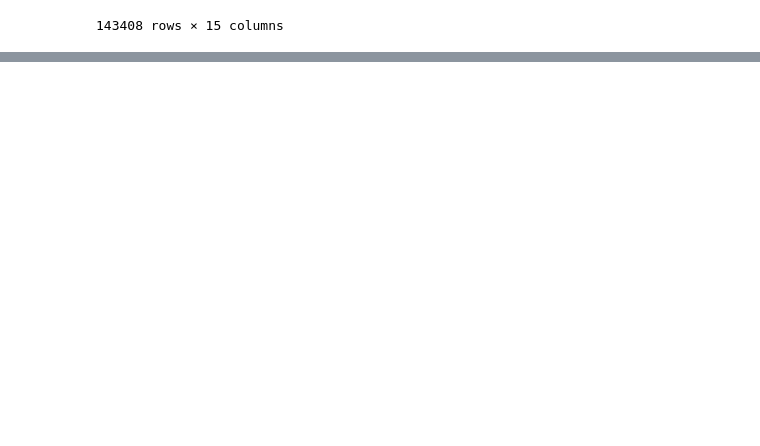
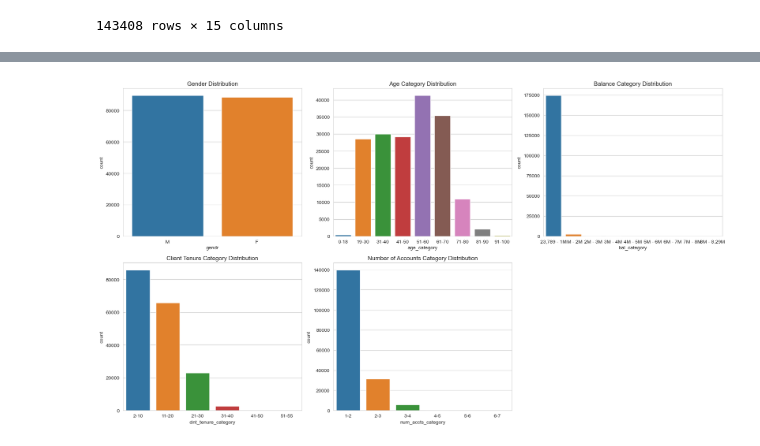
Before and after one commit to rmaryam42/PROJECT_5, a Jupyter notebook: Test.ipynb, the cells around one changed output, grey strips where cells are left out. Drawn from its saved outputs; the diff is of its cells as text; code cells hidden in the pictures; blank space fills up the shorter version.

```diff
--- a/Test.ipynb
+++ b/Test.ipynb
@@ -785,0 +852,10 @@ test_group_merged['bal'].describe()
+# %%
+# Define the bin edges and labels for tenure categories
+bin_edges = [2.0, 10.0, 20.0, 30.0, 40.0, 50.0, 55.0]
+bin_labels = ['2-10', '11-20', '21-30', '31-40', '41-50', '51-55']
+
+# Create the 'clnt_tenure_category' column using pd.cut
+test_group_merged['clnt_tenure_category'] = pd.cut(test_group_merged['clnt_tenure_yr'], bins=bin_edges, labels=bin_labels)
+
+# Display the DataFrame with the new 'clnt_tenure_category' column
+print(test_group_merged[['clnt_tenure_yr', 'clnt_tenure_category']])
@@ -785,0 +895,10 @@ test_group_merged['bal'].describe()
+# %%
+# Define the bin edges and labels for number of accounts categories
+bin_edges = [1.0, 2.0, 3.0, 4.0, 5.0, 6.0, 7.0]
+bin_labels = ['1-2', '2-3', '3-4', '4-5', '5-6', '6-7']
+
+# Create the 'num_accts_category' column using pd.cut
+test_group_merged['num_accts_category'] = pd.cut(test_group_merged['num_accts'], bins=bin_edges, labels=bin_labels)
+
+# Display the DataFrame with the new 'num_accts_category' column
+print(test_group_merged[['num_accts', 'num_accts_category']])
@@ -785,0 +944,40 @@ test_group_merged['bal'].describe()
+# %%
+import seaborn as sns
+import matplotlib.pyplot as plt
+
+# Set the style of the seaborn plot
+sns.set_style("whitegrid")
+
+# Create subplots for each demographic variable
+fig, axes = plt.subplots(2, 3, figsize=(18, 10))
+
+# Gender distribution
+sns.countplot(data=test_group_merged, x='gendr', ax=axes[0, 0])
+axes[0, 0].set_title('Gender Distribution')
+
+# Age category distribution
+sns.countplot(data=test_group_merged, x='age_category', ax=axes[0, 1])
+axes[0, 1].set_title('Age Category Distribution')
+
+# Balance category distribution
+sns.countplot(data=test_group_merged, x='bal_category', ax=axes[0, 2])
+axes[0, 2].set_title('Balance Category Distribution')
+
+# Client tenure category distribution
+sns.countplot(data=test_group_merged, x='clnt_tenure_category', ax=axes[1, 0])
+axes[1, 0].set_title('Client Tenure Category Distribution')
+
+# Number of accounts category distribution
+sns.countplot(data=test_group_merged, x='num_accts_category', ax=axes[1, 1])
+axes[1, 1].set_title('Number of Accounts Category Distribution')
+
+# Hide the empty subplot
+fig.delaxes(axes[1, 2])
+
+# Adjust layout
+plt.tight_layout()
+
+# Show the plots
+plt.show()
+# %% [output]
+[figure, added]
```
Also changed, not shown: parts of 11 cells of this notebook.
